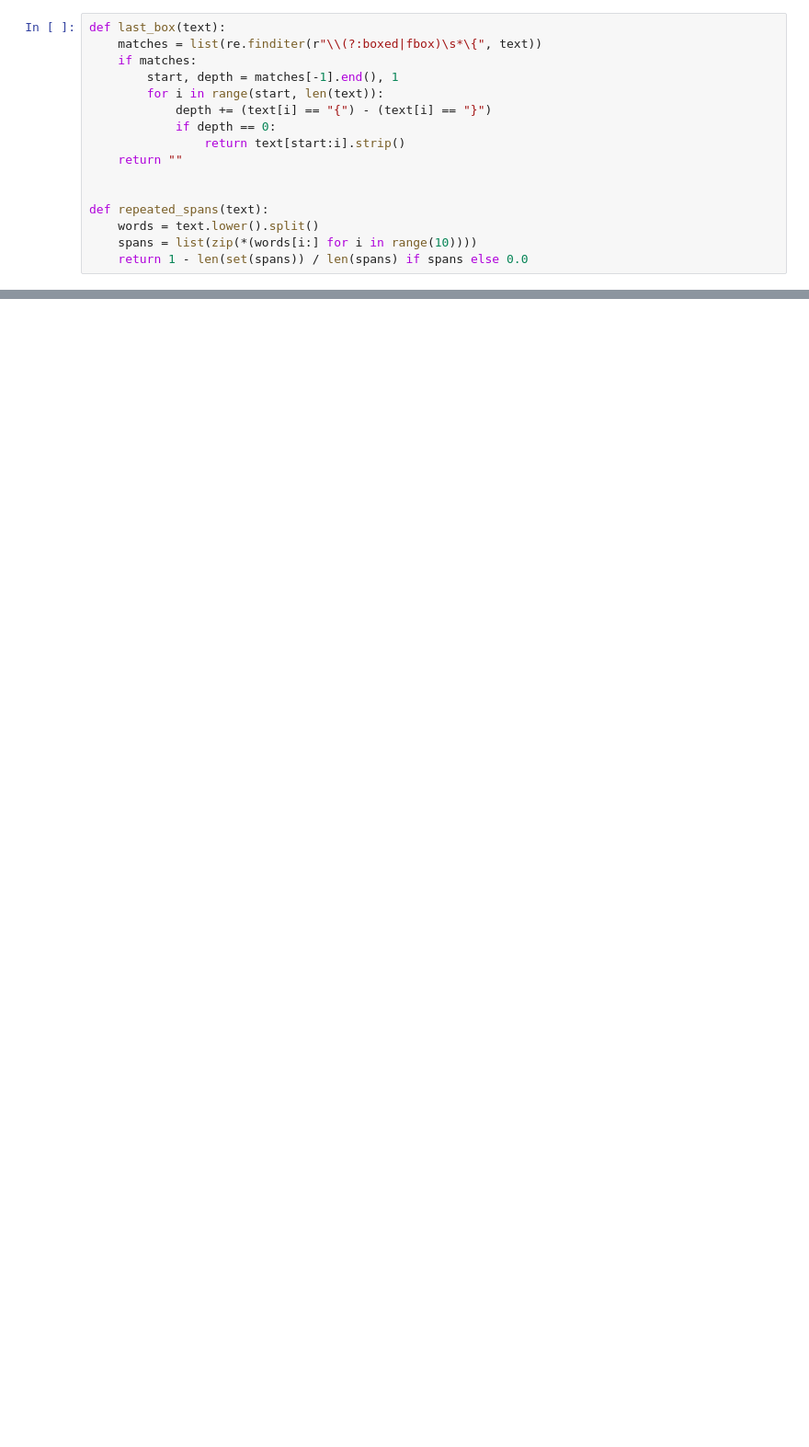
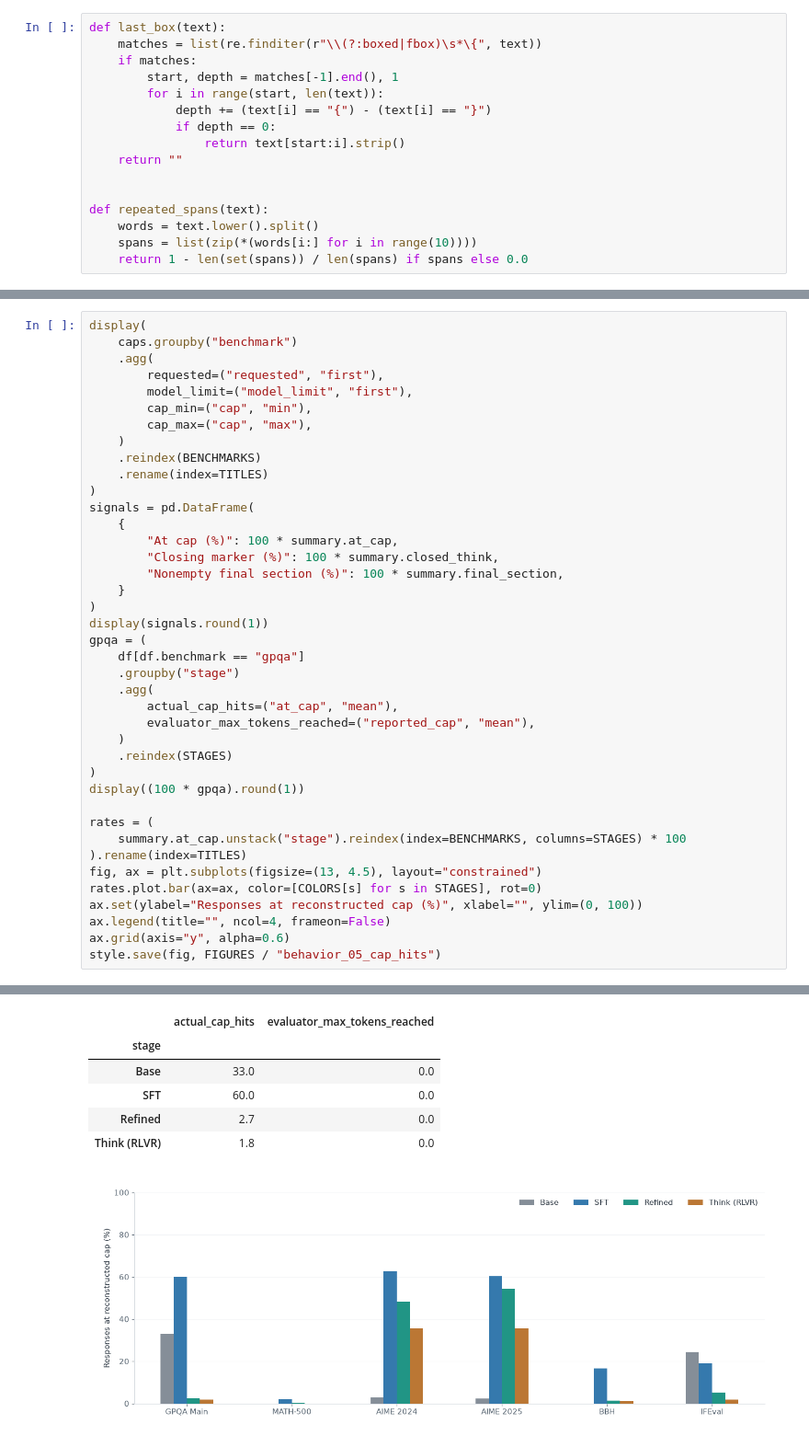
Before and after one commit to kowanietz/nanoreason, a Jupyter notebook: notebooks/reasoning_behavior.ipynb, the cells around one changed output, grey strips where cells are left out. Shown at 92% size. Saved outputs shown, nothing was run; the diff lists cells and outputs as text; blank space fills up the shorter version.

```diff
--- a/notebooks/reasoning_behavior.ipynb
+++ b/notebooks/reasoning_behavior.ipynb
@@ -209,0 +385,41 @@ Base outputs cluster around 4k tokens despite a much higher generation limit, wi
+# %%
+display(
+    caps.groupby("benchmark")
+    .agg(
+        requested=("requested", "first"),
+        model_limit=("model_limit", "first"),
+        cap_min=("cap", "min"),
+        cap_max=("cap", "max"),
+    )
+    .reindex(BENCHMARKS)
+    .rename(index=TITLES)
+)
+signals = pd.DataFrame(
+    {
+        "At cap (%)": 100 * summary.at_cap,
+        "Closing marker (%)": 100 * summary.closed_think,
+        "Nonempty final section (%)": 100 * summary.final_section,
+    }
+)
+display(signals.round(1))
+gpqa = (
+    df[df.benchmark == "gpqa"]
+    .groupby("stage")
+    .agg(
+        actual_cap_hits=("at_cap", "mean"),
+        evaluator_max_tokens_reached=("reported_cap", "mean"),
+    )
+    .reindex(STAGES)
+)
+display((100 * gpqa).round(1))
+
+rates = (
+    summary.at_cap.unstack("stage").reindex(index=BENCHMARKS, columns=STAGES) * 100
+).rename(index=TITLES)
+fig, ax = plt.subplots(figsize=(13, 4.5), layout="constrained")
+rates.plot.bar(ax=ax, color=[COLORS[s] for s in STAGES], rot=0)
+ax.set(ylabel="Responses at reconstructed cap (%)", xlabel="", ylim=(0, 100))
+ax.legend(title="", ncol=4, frameon=False)
+ax.grid(axis="y", alpha=0.6)
+style.save(fig, FIGURES / "behavior_05_cap_hits")
+# %% [output]
@@ -209,0 +452,7 @@ Base outputs cluster around 4k tokens despite a much higher generation limit, wi
+|  | actual_cap_hits | evaluator_max_tokens_reached |
+| stage |  |  |
+| Base | 33.0 | 0.0 |
+| SFT | 60.0 | 0.0 |
+| Refined | 2.7 | 0.0 |
+| Think (RLVR) | 1.8 | 0.0 |
+[figure, added]
```
Also changed, not shown: parts of 30 cells of this notebook, 7 other files.
